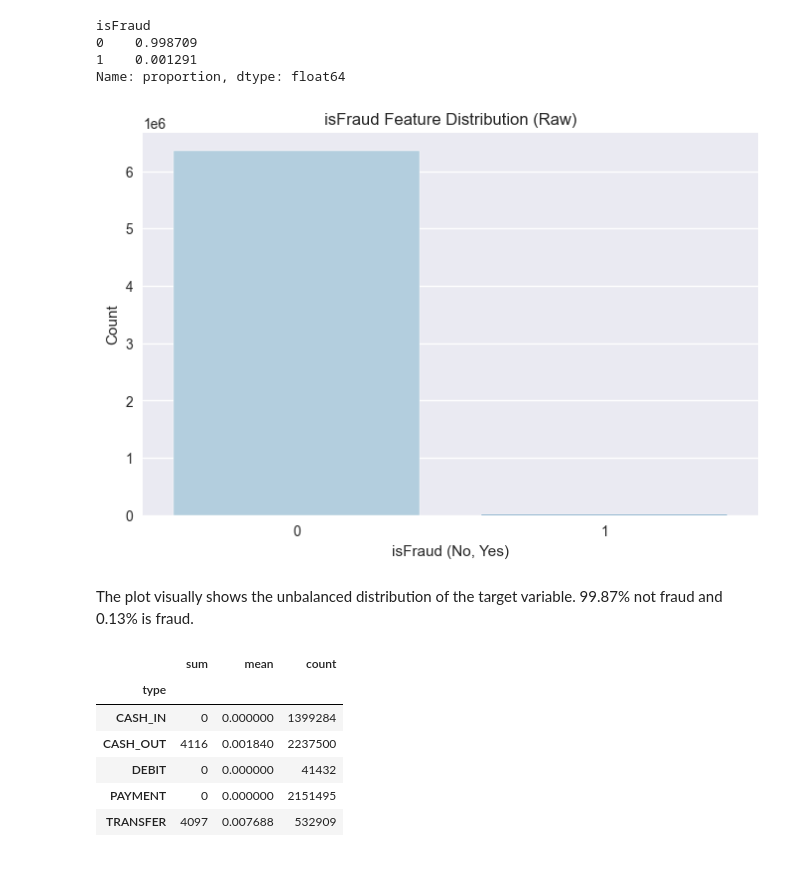
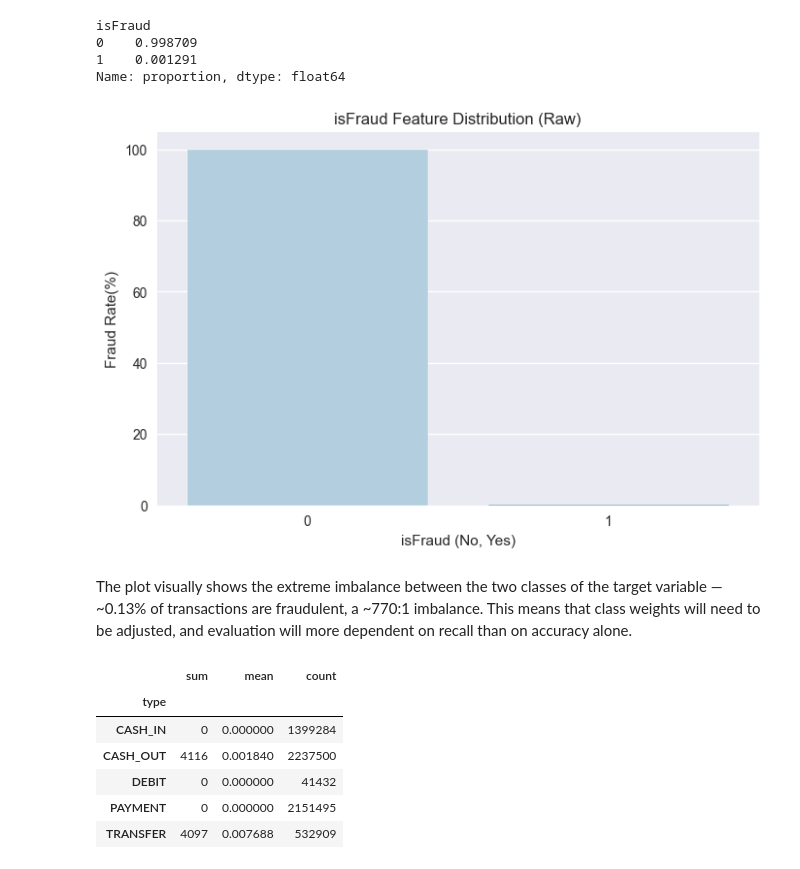
Before and after one commit to joshuasim/fraud-detection, a Jupyter notebook: notebooks/01_eda.ipynb, the cells around one changed output. Drawn from its saved outputs; the diff is of its cells as text; code cells hidden in the pictures.

Commit message:
Univariate analysis: continuous and categorical distributions, WIP: analysis markdowns for the plots.

```diff
--- a/notebooks/01_eda.ipynb
+++ b/notebooks/01_eda.ipynb
@@ -176,19 +176,19 @@ isFraud
 1    0.001291
 Name: proportion, dtype: float64
 # %%
-fraud_counts = df['isFraud'].value_counts() # the dataset is too large so this prevents running into memory error
+fraud_rates = df['isFraud'].value_counts(normalize=True) # the dataset is too large so this prevents running into memory error
 
 plt.figure(figsize=(8, 5))
-sns.barplot(x=fraud_counts.index, y=fraud_counts.values, palette='Blues')
+sns.barplot(x=fraud_rates.index, y=fraud_rates.values*100, palette='Blues')
 plt.title('isFraud Feature Distribution (Raw)')
 plt.xlabel('isFraud (No, Yes)')
-plt.ylabel('Count')
+plt.ylabel('Fraud Rate(%)')
 plt.savefig('../images/target_distribution.png', bbox_inches='tight')
 plt.show()
 # %% [output]
-[figure, old version]
+[figure, new version]
 # %% [markdown]
-The plot visually shows the unbalanced distribution of the target variable. 99.87% not fraud and 0.13% is fraud.
+The plot visually shows the extreme imbalance between the two classes of the target variable — ~0.13% of transactions are fraudulent, a ~770:1 imbalance. This means that class weights will need to be adjusted, and evaluation will more dependent on recall than on accuracy alone.
 # %%
 df.groupby('type')['isFraud'].agg(['sum', 'mean', 'count'])
 # %% [output]
```
Also changed, not shown: parts of 13 cells of this notebook, 3 other files.
